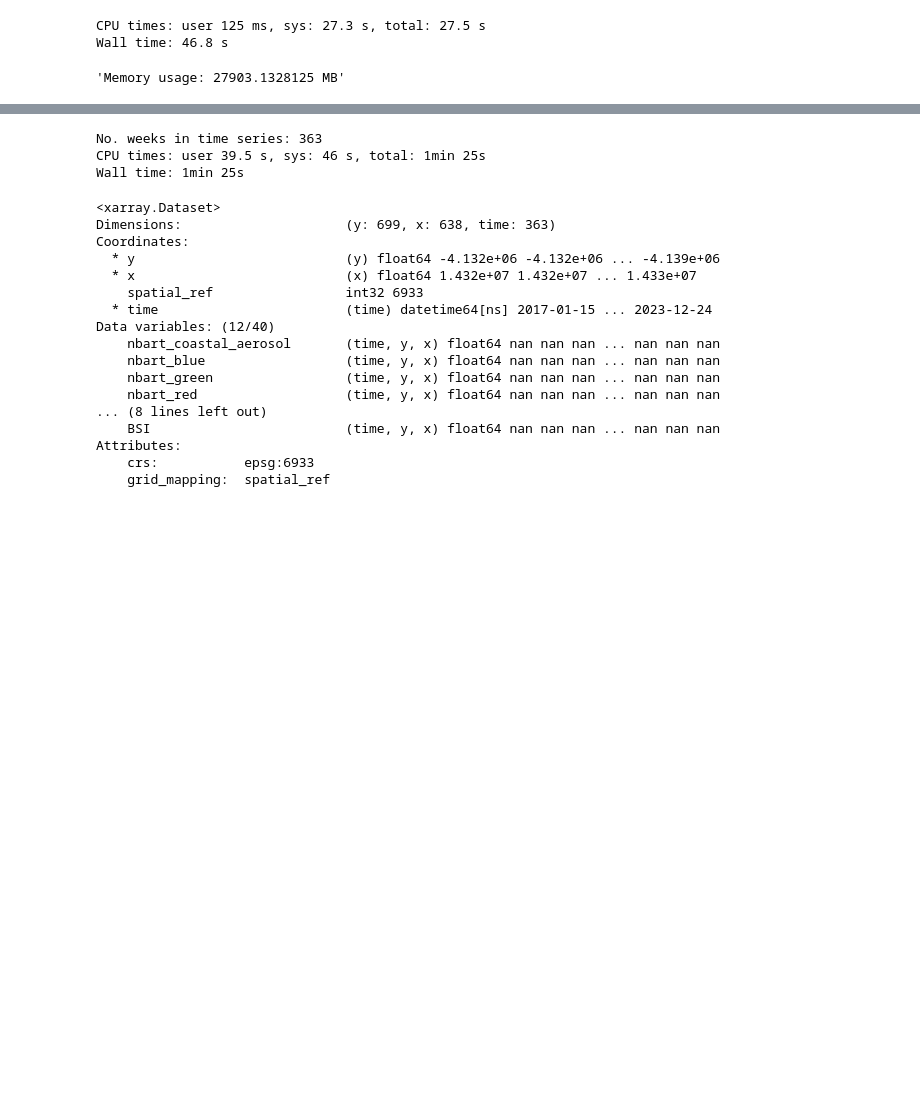
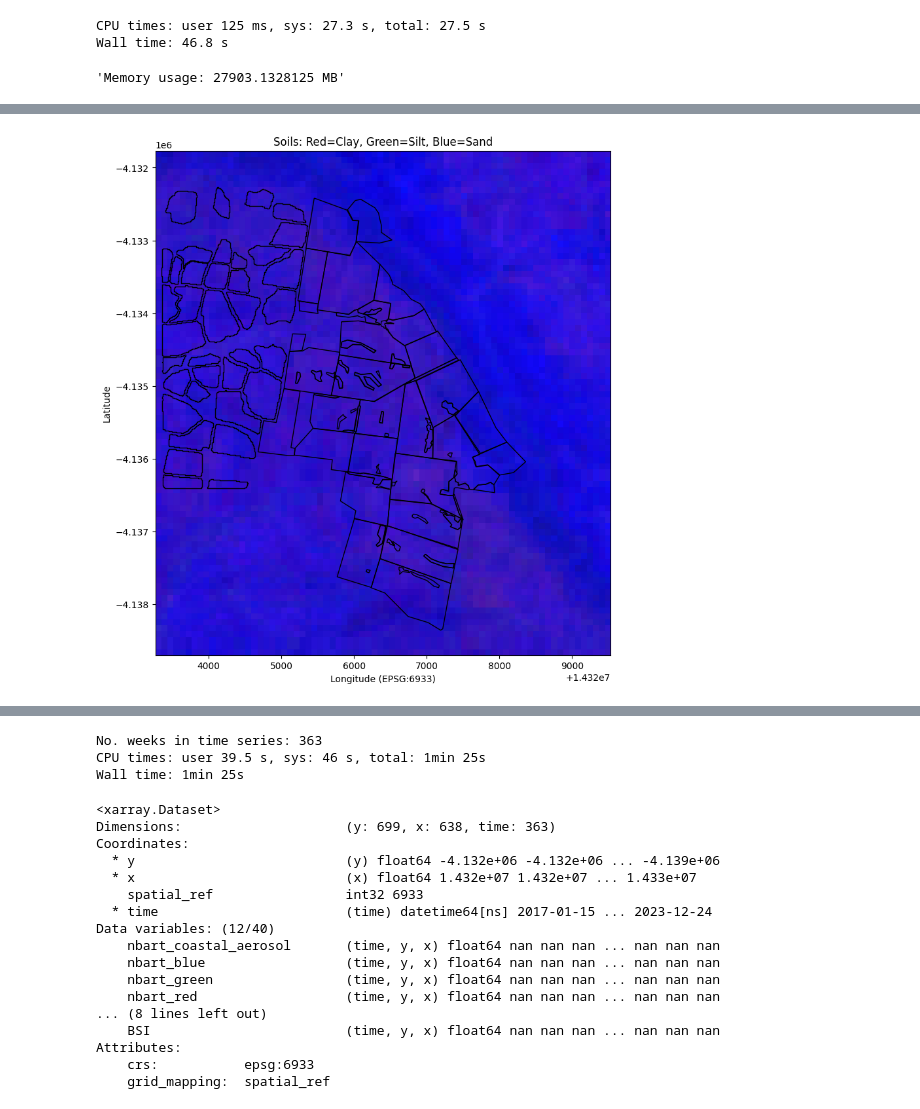
Before and after one commit to johnburley3000/PaddockTS, a Jupyter notebook: Notebooks/Milgadara_fractional_cover.ipynb, the cells around one changed output, grey strips where cells are left out. Cells and saved outputs as stored; diff of their text form; code cells hidden in the pictures; blank space fills up the shorter version.

```diff
--- a/Notebooks/Milgadara_fractional_cover.ipynb
+++ b/Notebooks/Milgadara_fractional_cover.ipynb
@@ -287,0 +326,25 @@ data_6933 = data.rio.reproject("EPSG:6933")
+# %%
+# Extract the RGB channels
+red_channel = soils.sel(band='Clay')
+green_channel = soils.sel(band='Silt')
+blue_channel = soils.sel(band='Sand')
+
+# Stack the channels to create an RGB image
+rgb_image = np.dstack([red_channel, green_channel, blue_channel])
+
+# Ensure the image values are in the range [0, 1] for proper display
+rgb_image = (rgb_image - rgb_image.min()) / (rgb_image.max() - rgb_image.min())
+# %%
+# Plot the RGB image
+fig, ax = plt.subplots(figsize=(10, 10))
+ax.imshow(rgb_image, extent=[soils.x.min(), soils.x.max(), soils.y.min(), soils.y.max()])
+
+pad_man.plot(ax=ax, facecolor='none', edgecolor='black', linewidth=1)
+
+# Display the final plot
+plt.title('Soils: Red=Clay, Green=Silt, Blue=Sand')
+plt.xlabel("Longitude (EPSG:6933)")
+plt.ylabel("Latitude")
+plt.show()
+# %% [output]
+[figure, added]
```
Also changed, not shown: parts of 9 cells of this notebook.
